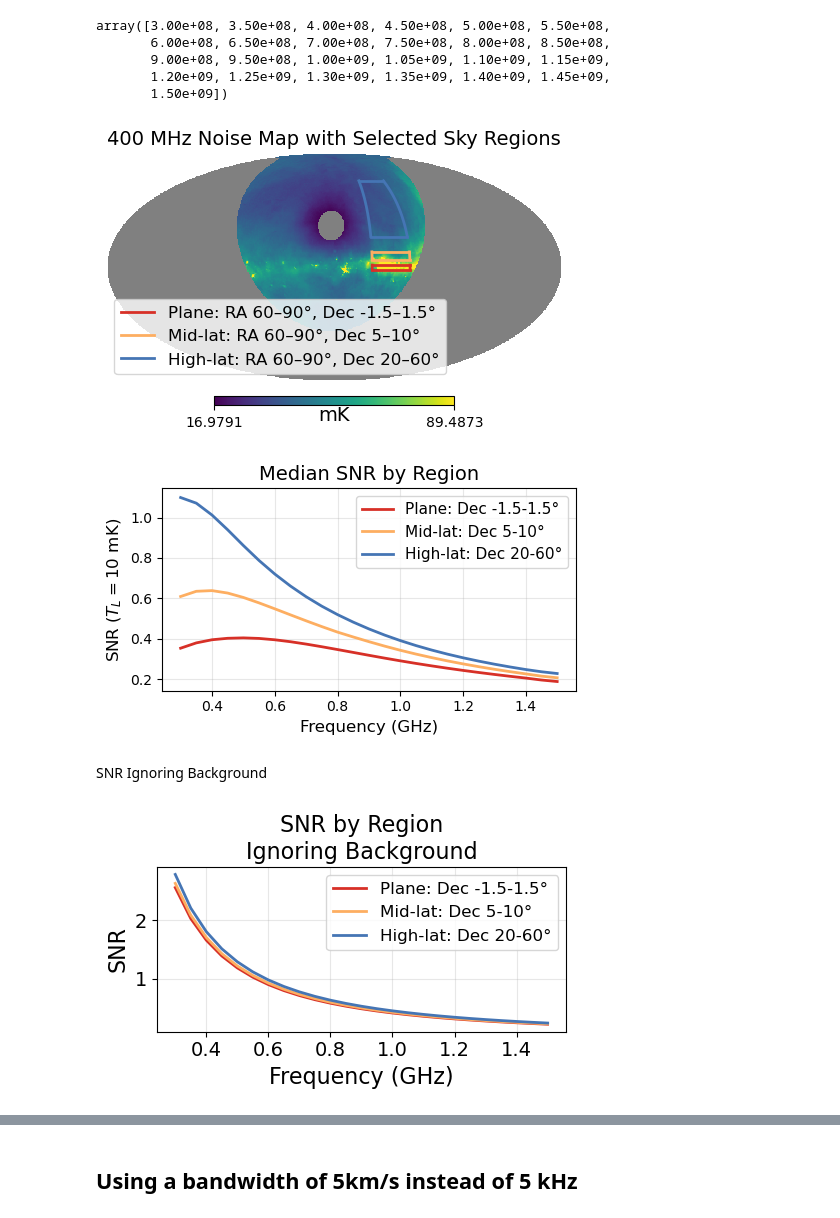
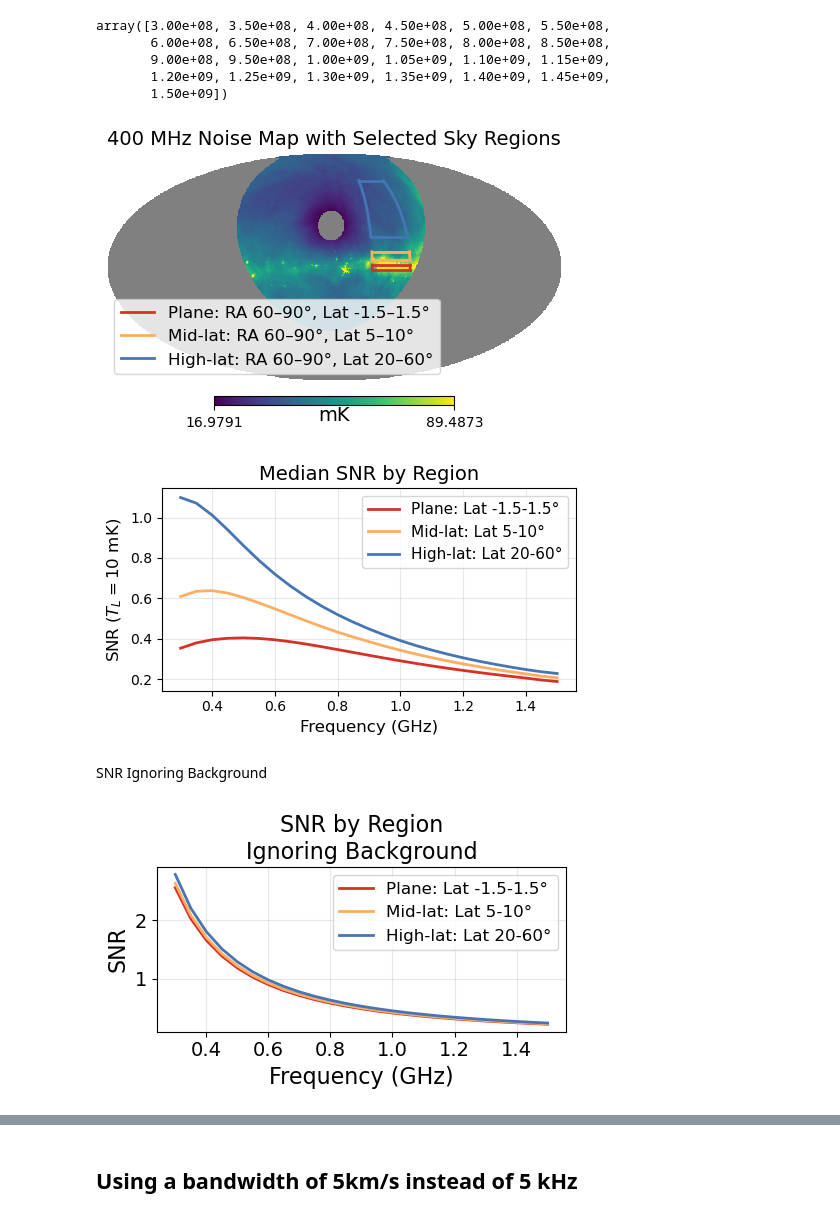
Before and after one commit to DuncanCSt/CHORD_Sensitivity, a Jupyter notebook: notebooks/sensitivity/SNR_by_region.ipynb, the cells around one changed output, grey strips where cells are left out. Cells and saved outputs as stored; diff of their text form; code cells hidden in the pictures.

Commit message:
Change dec to lat in figures and update citation for chime kurtosis

```diff
--- a/notebooks/sensitivity/SNR_by_region.ipynb
+++ b/notebooks/sensitivity/SNR_by_region.ipynb
@@ -55,7 +55,7 @@ vmin = np.nanpercentile(noise, 0)
 vmax = np.nanpercentile(noise, 99)
 # %%
 # Define sky zones, plot them on the noise map, and get the median noise per zone.
-# Maps are stored in celestial coordinates (coord="C"), so the boxes below are RA/Dec ranges.
+# Maps are stored in celestial coordinates (coord="C"), so the boxes below are RA/Lat ranges.
 regions = {
     "Plane": {
         "dec": (-1.5, 1.5),
@@ -81,35 +81,35 @@ pix_dec = np.degrees(np.pi / 2 - theta)          # -90 .. +90
 pix_ra = np.degrees(phi) % 360                   # 0 .. 360
 
 ## Plot the noise map with the zones drawn on it
 plt.figure(figsize=(5, 3))
 hp.mollview(
     noise,
     fig=1,
     coord="C",
     title="400 MHz Noise Map with Selected Sky Regions",
     unit='mK',
     cmap="viridis",
     cbar=True,
     min=vmin,
     max=vmax,
     notext=True,
     rot=(120, 0),
 )
 for label, box in regions.items():
     (d_min, d_max) = box["dec"]
     (r_min, r_max) = box["ra"]
     color = box["color"]
-    legend_label = f"{label}: RA {r_min}–{r_max}°, Dec {d_min}–{d_max}°"
+    legend_label = f"{label}: RA {r_min}–{r_max}°, Lat {d_min}–{d_max}°"
     # Only the first segment carries the legend label so each zone appears once.
     hp.projplot(np.full(100, r_min), np.linspace(d_min, d_max, 100), lonlat=True, color=color, lw=2, label=legend_label)
     hp.projplot(np.full(100, r_max), np.linspace(d_min, d_max, 100), lonlat=True, color=color, lw=2)
     hp.projplot(np.linspace(r_min, r_max, 100), np.full(100, d_min), lonlat=True, color=color, lw=2)
     hp.projplot(np.linspace(r_min, r_max, 100), np.full(100, d_max), lonlat=True, color=color, lw=2)
 plt.legend(loc="lower left", fontsize=12)
 plt.gca().title.set_fontsize(14)
 plt.savefig(output_dir / "snr_locations.png", dpi=300, bbox_inches="tight")
 # %% [output]
-[figure, old version]
+[figure, new version]
 # %%
 plane_mask = (pix_dec >= regions["Plane"]["dec"][0]) & (pix_dec <= regions["Plane"]["dec"][1]) & \
              (pix_ra >= regions["Plane"]["ra"][0]) & (pix_ra <= regions["Plane"]["ra"][1])
@@ -123,9 +123,9 @@ mid_lat = np.nanmedian(SNR_map[:, mid_lat_mask], axis=1)
 high_lat = np.nanmedian(SNR_map[:, high_lat_mask], axis=1)
 
 plt.figure(figsize=(5, 3))
-plt.plot(f / 1e9, plane, label='Plane: Dec -1.5-1.5°', linewidth=2, color='#d73027')
-plt.plot(f / 1e9, mid_lat, label='Mid-lat: Dec 5-10°', linewidth=2, color='#fdae61')
-plt.plot(f / 1e9, high_lat, label='High-lat: Dec 20-60°', linewidth=2, color='#4575b4')
+plt.plot(f / 1e9, plane, label='Plane: Lat -1.5-1.5°', linewidth=2, color='#d73027')
+plt.plot(f / 1e9, mid_lat, label='Mid-lat: Lat 5-10°', linewidth=2, color='#fdae61')
+plt.plot(f / 1e9, high_lat, label='High-lat: Lat 20-60°', linewidth=2, color='#4575b4')
 plt.xlabel('Frequency (GHz)', fontsize=12)
 plt.ylabel('SNR ($T_L = 10$ mK)', fontsize=12)
 plt.title('Median SNR by Region', fontsize=14)
@@ -134,7 +134,7 @@ plt.grid(True, alpha=0.3)
 plt.tight_layout()
 plt.savefig(output_dir / "snr_by_region.png", dpi=300, bbox_inches="tight")
 # %% [output]
-[figure, old version]
+[figure, new version]
 # %% [markdown]
 SNR Ignoring Background
 # %%
@@ -157,9 +157,9 @@ mid_lat = np.nanmedian(SNR_map[:, mid_lat_mask], axis=1)
 high_lat = np.nanmedian(SNR_map[:, high_lat_mask], axis=1)
 # %%
 plt.figure(figsize=(5, 3))
-plt.plot(f / 1e9, plane, label='Plane: Dec -1.5-1.5°', linewidth=2,  color='#d73027')
-plt.plot(f / 1e9, mid_lat, label='Mid-lat: Dec 5-10°', linewidth=2,  color='#fdae61')
-plt.plot(f / 1e9, high_lat, label='High-lat: Dec 20-60°', linewidth=2,  color='#4575b4')
+plt.plot(f / 1e9, plane, label='Plane: Lat -1.5-1.5°', linewidth=2,  color='#d73027')
+plt.plot(f / 1e9, mid_lat, label='Mid-lat: Lat 5-10°', linewidth=2,  color='#fdae61')
+plt.plot(f / 1e9, high_lat, label='High-lat: Lat 20-60°', linewidth=2,  color='#4575b4')
 plt.xlabel('Frequency (GHz)', fontsize=16)
 plt.ylabel('SNR', fontsize=16)
 plt.title('SNR by Region\nIgnoring Background', fontsize=16)
@@ -170,7 +170,7 @@ plt.xticks(fontsize=14)
 plt.yticks(fontsize=14)
 plt.savefig(output_dir / "snr_by_region_system_only.png", dpi=300, bbox_inches="tight")
 # %% [output]
-[figure, old version]
+[figure, new version]
 # %%
 noise_sky_map = sky_map.sky_noise(delta_nu=delta_nu, freq=f, type='total_noise', CHORD_range=True)[0]
 galactic_map = np.full(hp.nside2npix(nside), x_0, dtype=float)
```
Also changed, not shown: parts of 2 cells of this notebook, 7 other files.
